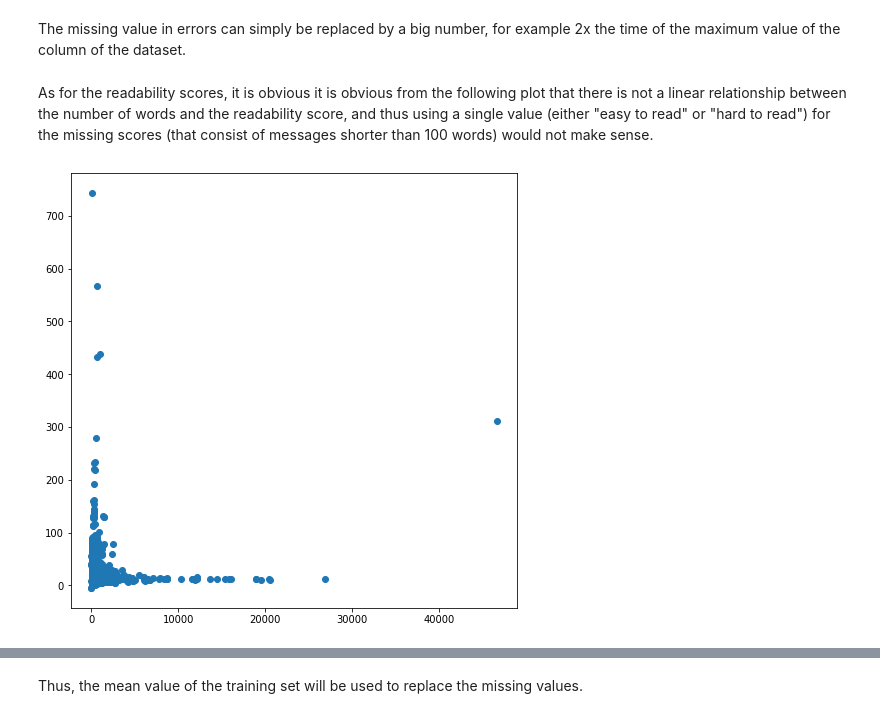
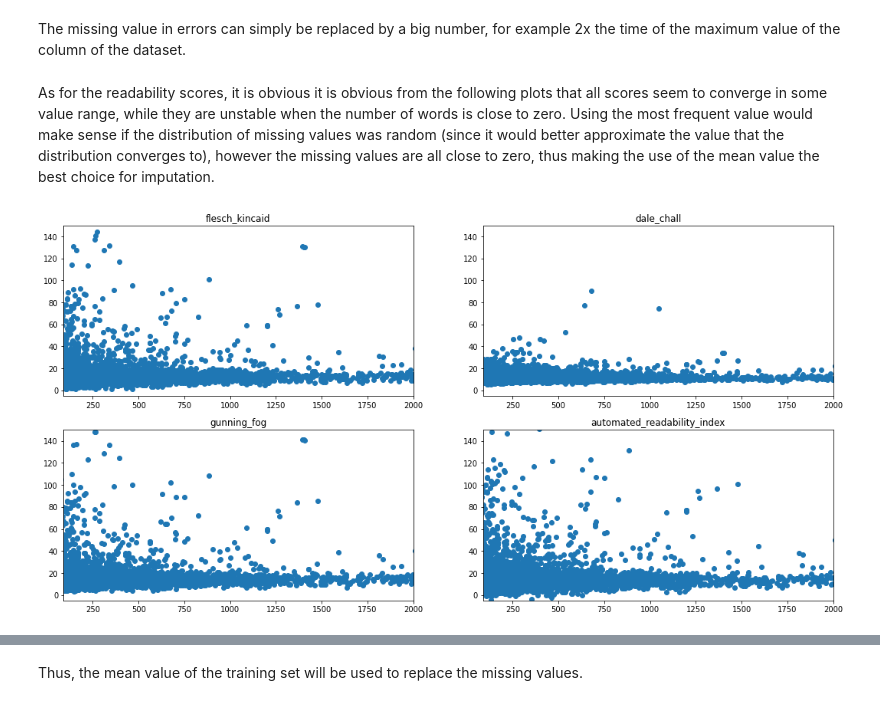
Before and after one commit to liakoyras/thesis-phishing-email-detection, a Jupyter notebook: Stylometric Feature Extraction.ipynb, the cells around one changed output, grey strips where cells are left out. Cells and saved outputs as stored; diff of their text form; code cells hidden in the pictures.

Commit message:
Improve justification for readability imputation
In addition, changed the imputation function to be able to use
multiple strategies.

```diff
--- a/Stylometric Feature Extraction.ipynb
+++ b/Stylometric Feature Extraction.ipynb
@@ -356,10 +381,18 @@ The missing value in errors can simply be replaced by a big number, for example
 train_balanced_style['errors'] = train_balanced_style['errors'].fillna(train_balanced_style['errors'].max() * 2)
 train_imbalanced_style['errors'] = train_imbalanced_style['errors'].fillna(train_imbalanced_style['errors'].max() * 2)
 # %% [markdown]
-As for the readability scores, it is obvious it is obvious from the following plot that there is not a linear relationship between the number of words and the readability score, and thus using a single value (either "easy to read" or "hard to read") for the missing scores (that consist of messages shorter than 100 words) would not make sense.
+As for the readability scores, it is obvious it is obvious from the following plots that all scores seem to converge in some value range, while they are unstable when the number of words is close to zero. Using the most frequent value would make sense if the distribution of missing values was random (since it would better approximate the value that the distribution converges to), however the missing values are all close to zero, thus making the use of the mean value the best choice for imputation.
 # %%
-fig, ax = plt.subplots(figsize=(8, 8))
-ax.scatter(train_imbalanced_style['num_words'], train_imbalanced_style['flesch_kincaid'])
+fig, axes = plt.subplots(2, 2, figsize=(18, 9))
+axes[0, 0].scatter(train_imbalanced_style['num_words'], train_imbalanced_style['flesch_kincaid'])
+axes[0, 0].set_title('flesch_kincaid')
+axes[0, 1].scatter(train_imbalanced_style['num_words'], train_imbalanced_style['dale_chall'])
+axes[0, 1].set_title('dale_chall')
+axes[1, 0].scatter(train_imbalanced_style['num_words'], train_imbalanced_style['gunning_fog'])
+axes[1, 0].set_title('gunning_fog')
+axes[1, 1].scatter(train_imbalanced_style['num_words'], train_imbalanced_style['automated_readability_index'])
+axes[1, 1].set_title('automated_readability_index')
+plt.setp(axes, xlim=(90, 2000), ylim=(-5, 150))
 plt.show()
 # %% [output]
-[figure, old version]
+[figure, new version]
```
Also changed, not shown: parts of 10 cells of this notebook, 1 other file.
